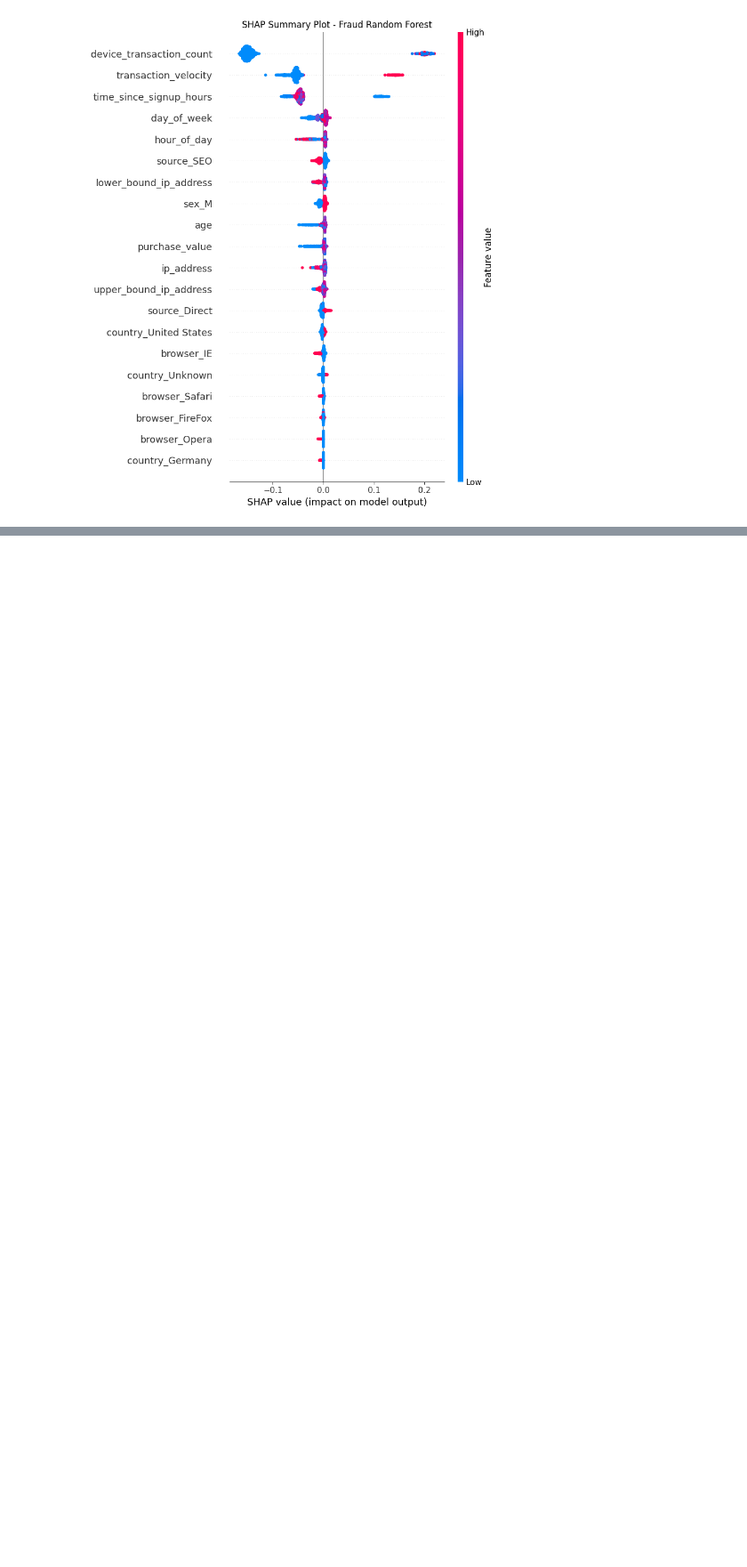
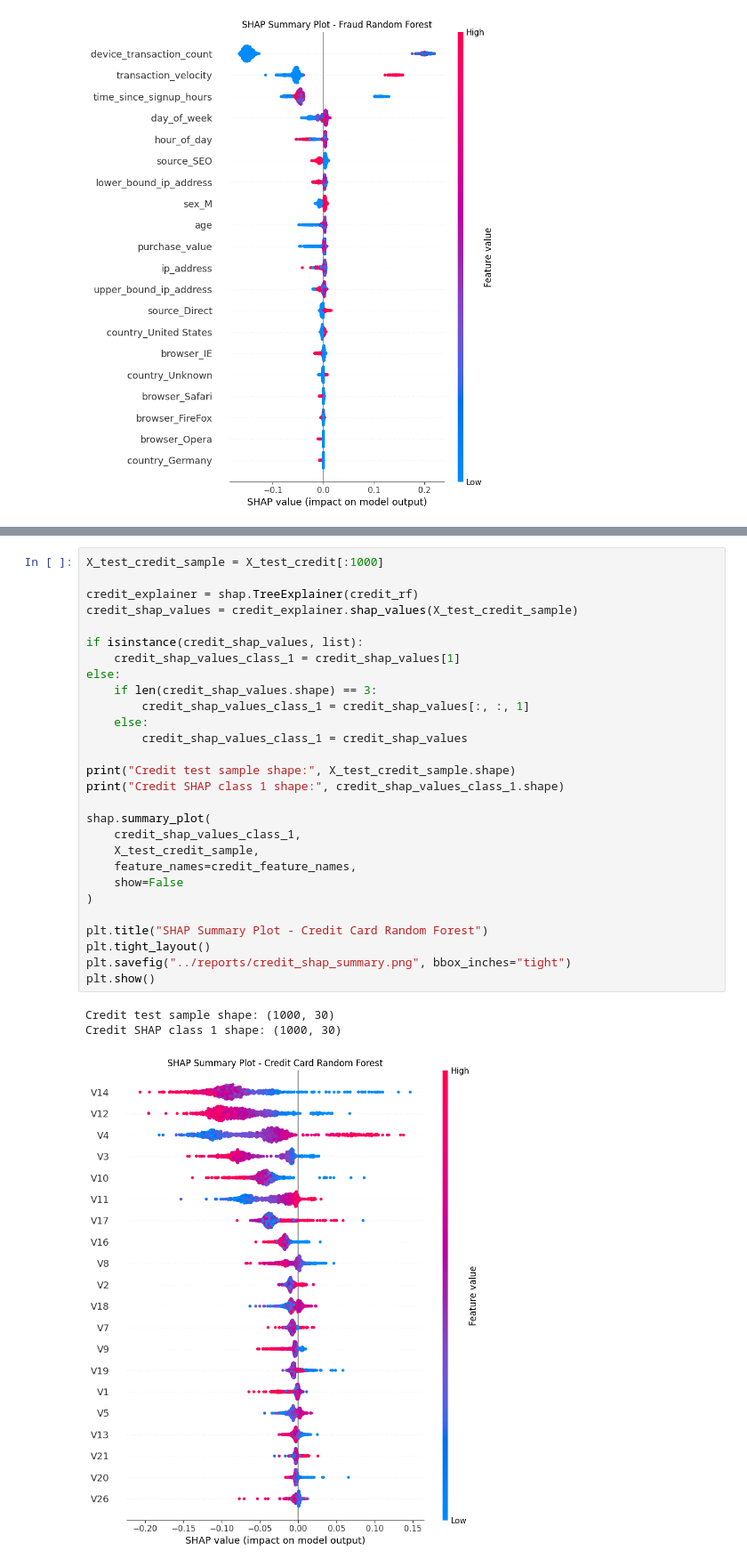
Before and after one commit to Bilen189/fraud-detection, a Jupyter notebook: notebooks/03_shap_explainability.ipynb, the cells around one changed output, grey strips where cells are left out. Shown at 89% size. Cells and saved outputs as stored; diff of their text form; blank space fills up the shorter version.

```diff
--- a/notebooks/03_shap_explainability.ipynb
+++ b/notebooks/03_shap_explainability.ipynb
@@ -127,3 +192,35 @@ Final SHAP class 1 shape: (1000, 199)
+# %%
+X_test_credit_sample = X_test_credit[:1000]
+
+credit_explainer = shap.TreeExplainer(credit_rf)
+credit_shap_values = credit_explainer.shap_values(X_test_credit_sample)
+
+if isinstance(credit_shap_values, list):
+    credit_shap_values_class_1 = credit_shap_values[1]
+else:
+    if len(credit_shap_values.shape) == 3:
+        credit_shap_values_class_1 = credit_shap_values[:, :, 1]
+    else:
+        credit_shap_values_class_1 = credit_shap_values
+
+print("Credit test sample shape:", X_test_credit_sample.shape)
+print("Credit SHAP class 1 shape:", credit_shap_values_class_1.shape)
+
+shap.summary_plot(
+    credit_shap_values_class_1,
+    X_test_credit_sample,
+    feature_names=credit_feature_names,
+    show=False
+)
+
+plt.title("SHAP Summary Plot - Credit Card Random Forest")
+plt.tight_layout()
+plt.savefig("../reports/credit_shap_summary.png", bbox_inches="tight")
+plt.show()
+# %% [output]
+Credit test sample shape: (1000, 30)
+Credit SHAP class 1 shape: (1000, 30)
+[figure, added]
 # %%
 y_pred_fraud_sample = fraud_rf.predict(X_test_fraud_sample)
 y_test_fraud_sample = y_test_fraud.iloc[:1000].reset_index(drop=True)
```
Also changed, not shown: parts of 10 cells of this notebook, 6 other files.
